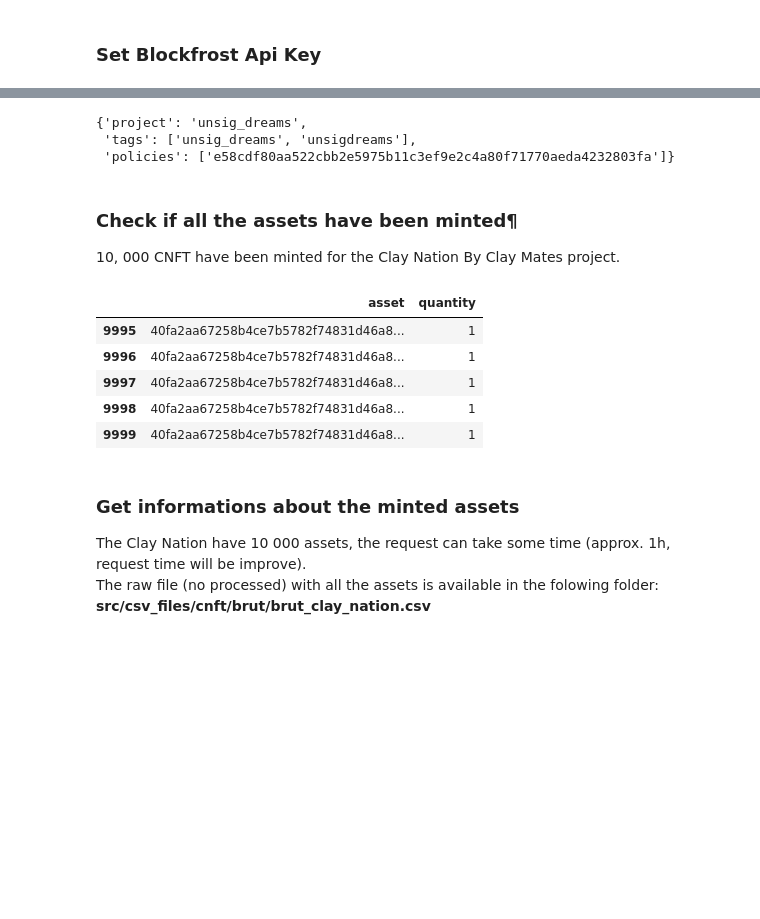
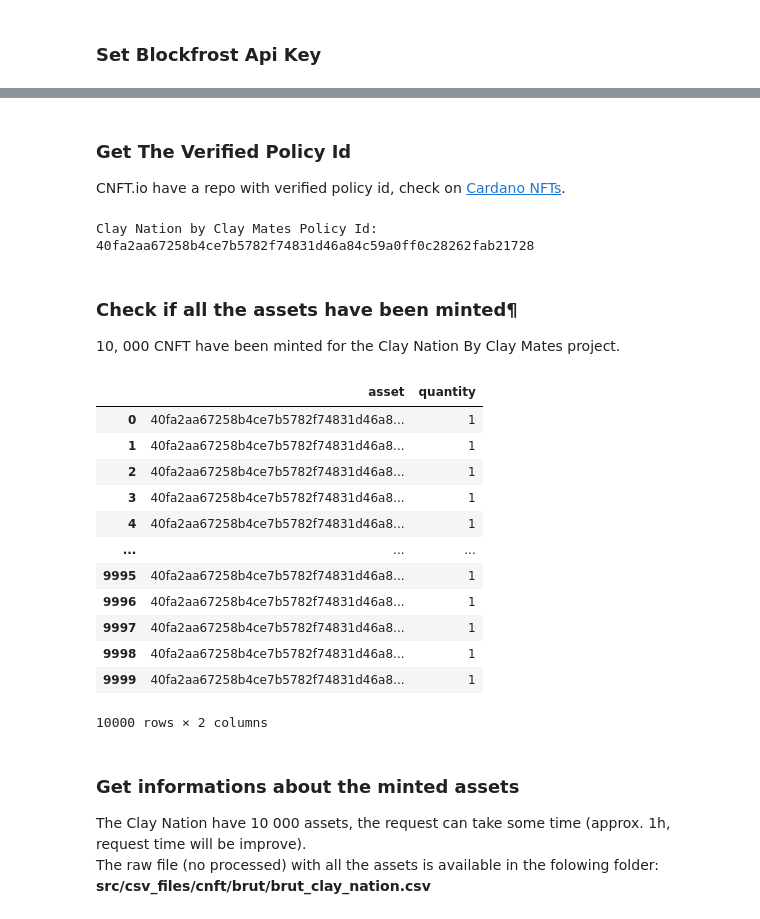
Before and after one commit to attadje/py-cardano-explorer, a Jupyter notebook: src/notebooks/cnft_analysis.ipynb, the cells around one changed output, grey strips where cells are left out. Cells and saved outputs as stored; diff of their text form; code cells hidden in the pictures; blank space fills up the shorter version.

```diff
--- a/src/notebooks/cnft_analysis.ipynb
+++ b/src/notebooks/cnft_analysis.ipynb
@@ -57,16 +25,0 @@ get_verified_policy_id("₳CPhoto")
-# %%
-url = 'https://api.github.com/repos/Cardano-NFTs/policyIDs/contents/unsig_dreams/'
-req = requests.get(url)
-if req.status_code == requests.codes.ok:
-    req = req.json()  # the response is a JSON
-    # req is now a dict with keys: name, encoding, url, size ...
-    # and content. But it is encoded with base64.
-    content = json.loads(base64.b64decode(req['content']))
-else:
-    print('Content was not found.')
-import json
-content
-# %% [output]
-{'project': 'unsig_dreams',
- 'tags': ['unsig_dreams', 'unsigdreams'],
- 'policies': ['e58cdf80aa522cbb2e5975b11c3ef9e2c4a80f71770aeda4232803fa']}
@@ -75,19 +26,36 @@ clay_nation_policy_id = '40fa2aa67258b4ce7b5782f74831d46a84c59a0ff0c28262fab2172
+# %% [markdown]
+### Get The Verified Policy Id
+
+CNFT.io have a repo with verified policy id, check on [Cardano NFTs](https://github.com/Cardano-NFTs/policyIDs).
+# %%
+# Get the verified policy id
+clay_nation_policy_id = cnft_io.get_policy_id('Clay Nation by Clay Mates')[0]
+print('Clay Nation by Clay Mates Policy Id: {}'.format(clay_nation_policy_id))
+# %% [output]
+Clay Nation by Clay Mates Policy Id: 40fa2aa67258b4ce7b5782f74831d46a84c59a0ff0c28262fab21728
 # %% [markdown]
 ### Check if all the assets have been minted¶
 
 10, 000 CNFT have been minted for the Clay Nation By Clay Mates project.
 # %%
-# Get the list of minted assets
+# Get the list of the minted assets
 cardano_mainnet.assets_policy(clay_nation_policy_id,
                               nb_of_results=None,
-                              pandas=True).tail()
+                              pandas=True)
 # %% [output]
 |  | asset | quantity |
+| 0 | 40fa2aa67258b4ce7b5782f74831d46a8... | 1 |
+| 1 | 40fa2aa67258b4ce7b5782f74831d46a8... | 1 |
+| 2 | 40fa2aa67258b4ce7b5782f74831d46a8... | 1 |
+| 3 | 40fa2aa67258b4ce7b5782f74831d46a8... | 1 |
+| 4 | 40fa2aa67258b4ce7b5782f74831d46a8... | 1 |
+| ... | ... | ... |
 | 9995 | 40fa2aa67258b4ce7b5782f74831d46a8... | 1 |
 | 9996 | 40fa2aa67258b4ce7b5782f74831d46a8... | 1 |
 | 9997 | 40fa2aa67258b4ce7b5782f74831d46a8... | 1 |
 | 9998 | 40fa2aa67258b4ce7b5782f74831d46a8... | 1 |
 | 9999 | 40fa2aa67258b4ce7b5782f74831d46a8... | 1 |
+10000 rows × 2 columns
 # %% [markdown]
 ### Get informations about the minted assets
 
```
Also changed, not shown: parts of 12 cells of this notebook, 1 other file.
